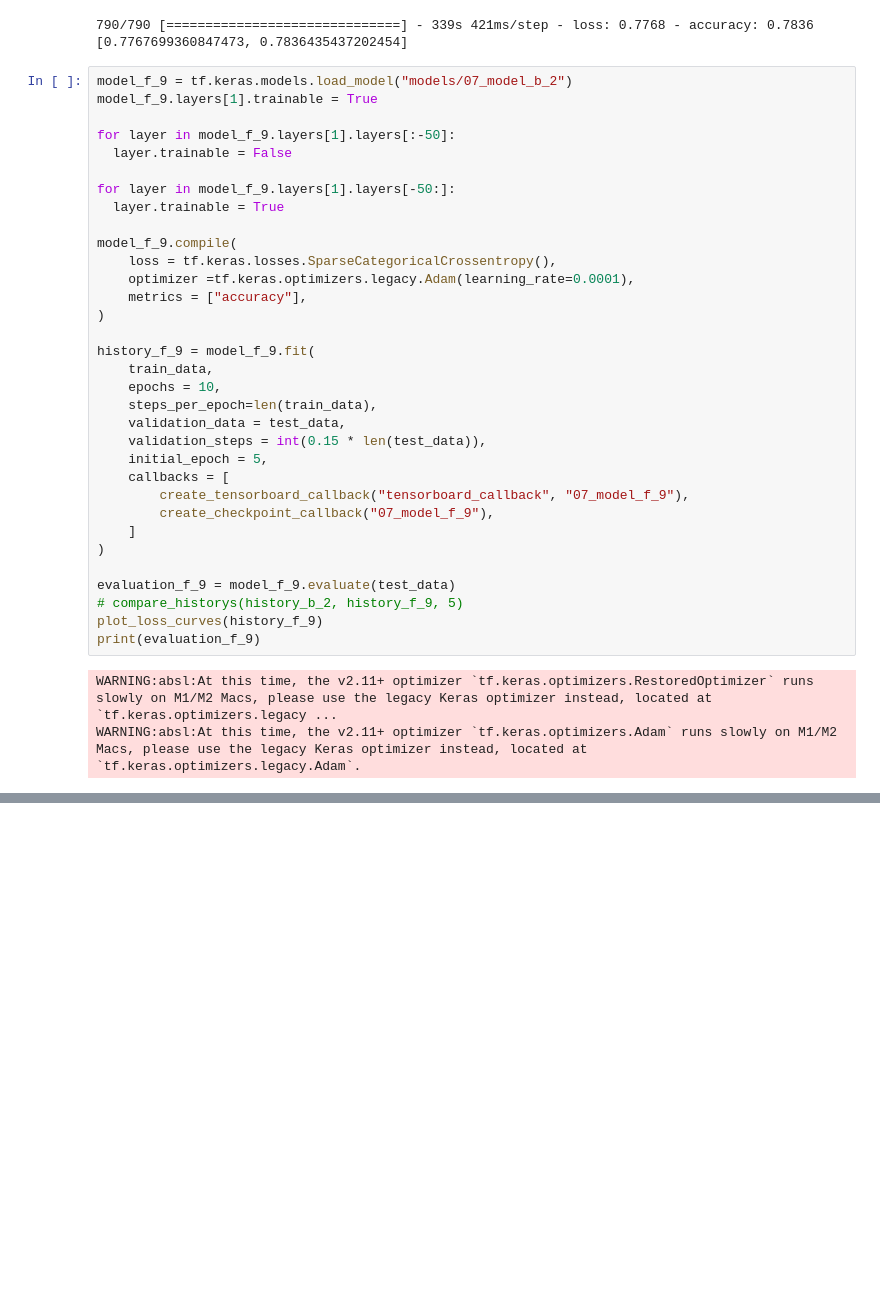
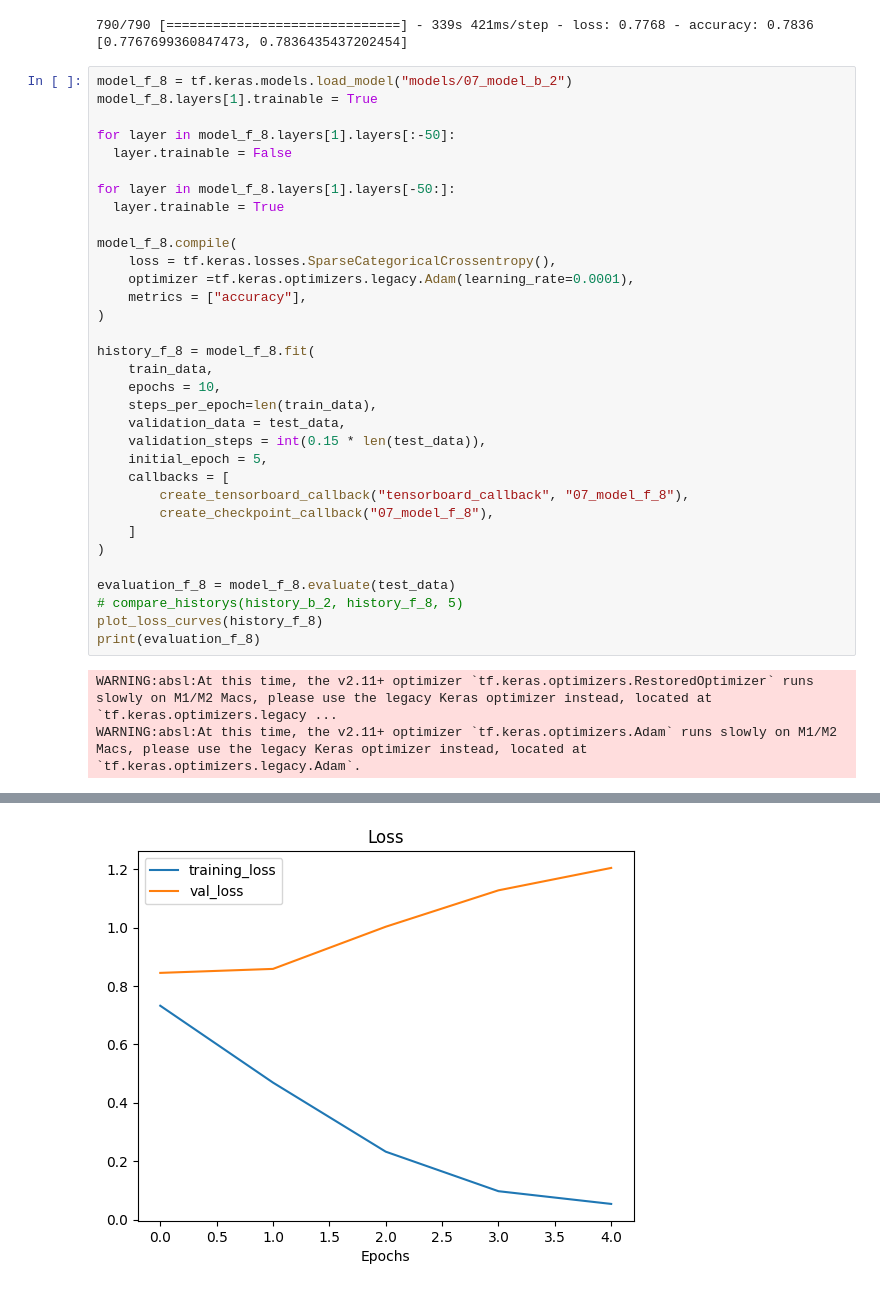
Before and after one commit to mufaddalhamidofficial/tensorflow_course, a Jupyter notebook: 07_food_vision_big.ipynb, the cells around one changed output, grey strips where cells are left out. Cells and saved outputs as stored; diff of their text form; blank space fills up the shorter version.

```diff
--- a/07_food_vision_big.ipynb
+++ b/07_food_vision_big.ipynb
@@ -862,22 +858,22 @@ WARNING:absl:At this time, the v2.11+ optimizer `tf.keras.optimizers.Adam` runs
 790/790 [==============================] - 339s 421ms/step - loss: 0.7768 - accuracy: 0.7836
 [0.7767699360847473, 0.7836435437202454]
 # %%
-model_f_9 = tf.keras.models.load_model("models/07_model_b_2")
-model_f_9.layers[1].trainable = True
+model_f_8 = tf.keras.models.load_model("models/07_model_b_2")
+model_f_8.layers[1].trainable = True
 
-for layer in model_f_9.layers[1].layers[:-50]:
+for layer in model_f_8.layers[1].layers[:-50]:
   layer.trainable = False
 
-for layer in model_f_9.layers[1].layers[-50:]:
+for layer in model_f_8.layers[1].layers[-50:]:
   layer.trainable = True
 
-model_f_9.compile(
+model_f_8.compile(
     loss = tf.keras.losses.SparseCategoricalCrossentropy(),
     optimizer =tf.keras.optimizers.legacy.Adam(learning_rate=0.0001),
     metrics = ["accuracy"],
 )
 
-history_f_9 = model_f_9.fit(
+history_f_8 = model_f_8.fit(
     train_data,
     epochs = 10,
     steps_per_epoch=len(train_data),
@@ -885,15 +881,15 @@ history_f_9 = model_f_9.fit(
     validation_steps = int(0.15 * len(test_data)),
     initial_epoch = 5,
     callbacks = [
-        create_tensorboard_callback("tensorboard_callback", "07_model_f_9"),
-        create_checkpoint_callback("07_model_f_9"),
+        create_tensorboard_callback("tensorboard_callback", "07_model_f_8"),
+        create_checkpoint_callback("07_model_f_8"),
     ]
 )
 
-evaluation_f_9 = model_f_9.evaluate(test_data)
-# compare_historys(history_b_2, history_f_9, 5)
-plot_loss_curves(history_f_9)
-print(evaluation_f_9)
+evaluation_f_8 = model_f_8.evaluate(test_data)
+# compare_historys(history_b_2, history_f_8, 5)
+plot_loss_curves(history_f_8)
+print(evaluation_f_8)
 # %% [output]
 WARNING:absl:At this time, the v2.11+ optimizer `tf.keras.optimizers.RestoredOptimizer` runs slowly on M1/M2 Macs, please use the legacy Keras optimizer instead, located at `tf.keras.optimizers.legacy ...
 WARNING:absl:At this time, the v2.11+ optimizer `tf.keras.optimizers.Adam` runs slowly on M1/M2 Macs, please use the legacy Keras optimizer instead, located at `tf.keras.optimizers.legacy.Adam`.
@@ -903,0 +909 @@ Epoch 7/10
+[figure, added]
```
Also changed, not shown: parts of 13 cells of this notebook, 5 other files.
